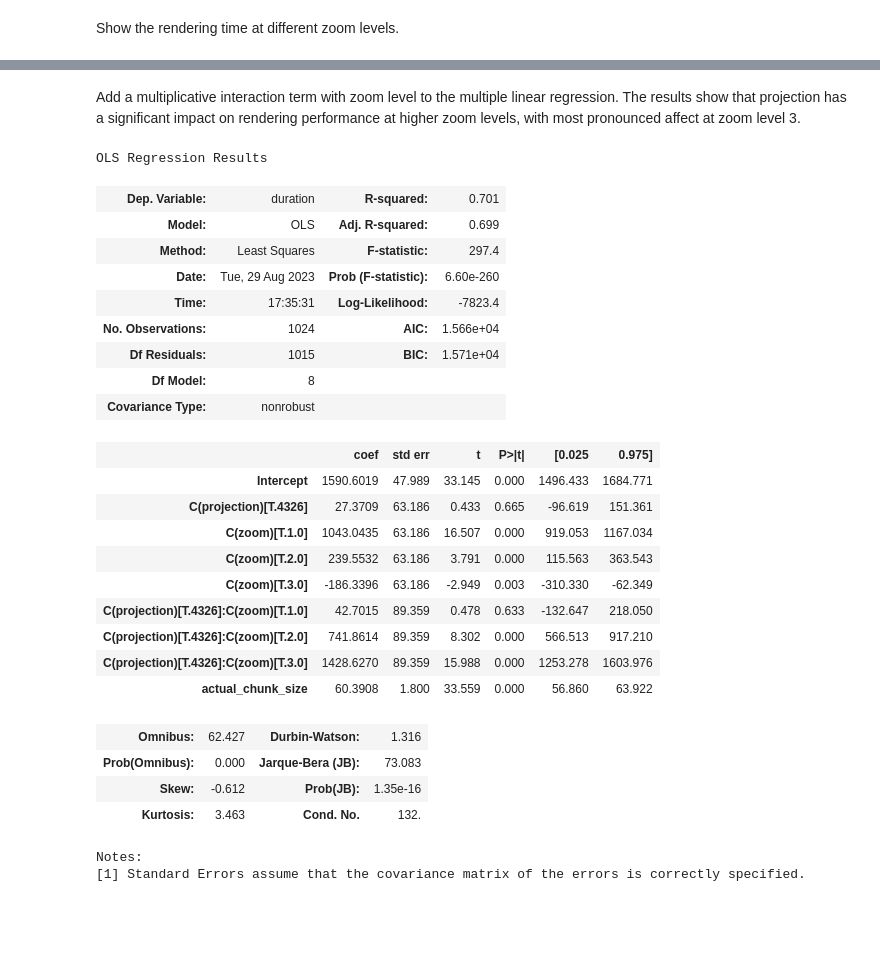
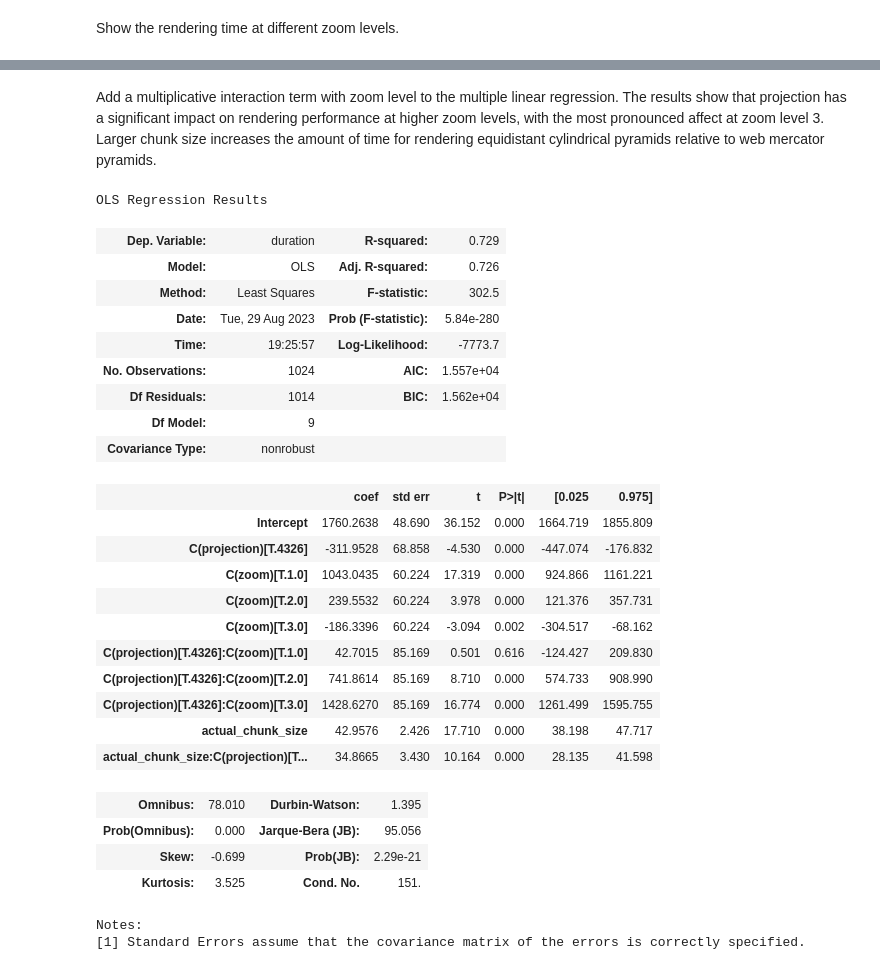
Before and after one commit to NASA-IMPACT/zarr-visualization-report, a Jupyter notebook: approaches/dynamic-client/e2e-results-projection.ipynb, the cells around one changed output, grey strips where cells are left out. Cells and saved outputs as stored; diff of their text form; code cells hidden in the pictures; blank space fills up the shorter version.

```diff
--- a/approaches/dynamic-client/e2e-results-projection.ipynb
+++ b/approaches/dynamic-client/e2e-results-projection.ipynb
@@ -92,34 +92,37 @@ hv.Layout(plts).cols(2)
 # %% [output]
 [interactive output not drawn]
 # %% [markdown]
-Add a multiplicative interaction term with zoom level to the multiple linear regression. The results show that projection has a significant impact on rendering performance at higher zoom levels, with most pronounced affect at zoom level 3.
+Add a multiplicative interaction term with zoom level to the multiple linear regression. The results show that projection has a significant impact on rendering performance at higher zoom levels, with the most pronounced affect at zoom level 3. Larger chunk size increases the amount of time for rendering equidistant cylindrical pyramids relative to web mercator pyramids.
 # %%
-model = smf.ols("duration ~ actual_chunk_size + C(projection) * C(zoom)", data=df).fit()
+model = smf.ols(
+    "duration ~ actual_chunk_size * C(projection) + C(projection) * C(zoom)", data=df
+).fit()
 model.summary()
 # %% [output]
 OLS Regression Results
-| Dep. Variable: | duration | R-squared: | 0.701 |
-| Model: | OLS | Adj. R-squared: | 0.699 |
-| Method: | Least Squares | F-statistic: | 297.4 |
-| Date: | Tue, 29 Aug 2023 | Prob (F-statistic): | 6.60e-260 |
-| Time: | 17:35:31 | Log-Likelihood: | -7823.4 |
-| No. Observations: | 1024 | AIC: | 1.566e+04 |
-| Df Residuals: | 1015 | BIC: | 1.571e+04 |
-| Df Model: | 8 |  |  |
+| Dep. Variable: | duration | R-squared: | 0.729 |
+| Model: | OLS | Adj. R-squared: | 0.726 |
+| Method: | Least Squares | F-statistic: | 302.5 |
+| Date: | Tue, 29 Aug 2023 | Prob (F-statistic): | 5.84e-280 |
+| Time: | 19:25:57 | Log-Likelihood: | -7773.7 |
+| No. Observations: | 1024 | AIC: | 1.557e+04 |
+| Df Residuals: | 1014 | BIC: | 1.562e+04 |
+| Df Model: | 9 |  |  |
 | Covariance Type: | nonrobust |  |  |
 |  | coef | std err | t | P>|t| | [0.025 | 0.975] |
-| Intercept | 1590.6019 | 47.989 | 33.145 | 0.000 | 1496.433 | 1684.771 |
-| C(projection)[T.4326] | 27.3709 | 63.186 | 0.433 | 0.665 | -96.619 | 151.361 |
-| C(zoom)[T.1.0] | 1043.0435 | 63.186 | 16.507 | 0.000 | 919.053 | 1167.034 |
-| C(zoom)[T.2.0] | 239.5532 | 63.186 | 3.791 | 0.000 | 115.563 | 363.543 |
-| C(zoom)[T.3.0] | -186.3396 | 63.186 | -2.949 | 0.003 | -310.330 | -62.349 |
-| C(projection)[T.4326]:C(zoom)[T.1.0] | 42.7015 | 89.359 | 0.478 | 0.633 | -132.647 | 218.050 |
-| C(projection)[T.4326]:C(zoom)[T.2.0] | 741.8614 | 89.359 | 8.302 | 0.000 | 566.513 | 917.210 |
-| C(projection)[T.4326]:C(zoom)[T.3.0] | 1428.6270 | 89.359 | 15.988 | 0.000 | 1253.278 | 1603.976 |
-| actual_chunk_size | 60.3908 | 1.800 | 33.559 | 0.000 | 56.860 | 63.922 |
+| Intercept | 1760.2638 | 48.690 | 36.152 | 0.000 | 1664.719 | 1855.809 |
+| C(projection)[T.4326] | -311.9528 | 68.858 | -4.530 | 0.000 | -447.074 | -176.832 |
+| C(zoom)[T.1.0] | 1043.0435 | 60.224 | 17.319 | 0.000 | 924.866 | 1161.221 |
+| C(zoom)[T.2.0] | 239.5532 | 60.224 | 3.978 | 0.000 | 121.376 | 357.731 |
+| C(zoom)[T.3.0] | -186.3396 | 60.224 | -3.094 | 0.002 | -304.517 | -68.162 |
+| C(projection)[T.4326]:C(zoom)[T.1.0] | 42.7015 | 85.169 | 0.501 | 0.616 | -124.427 | 209.830 |
+| C(projection)[T.4326]:C(zoom)[T.2.0] | 741.8614 | 85.169 | 8.710 | 0.000 | 574.733 | 908.990 |
+| C(projection)[T.4326]:C(zoom)[T.3.0] | 1428.6270 | 85.169 | 16.774 | 0.000 | 1261.499 | 1595.755 |
+| actual_chunk_size | 42.9576 | 2.426 | 17.710 | 0.000 | 38.198 | 47.717 |
+| actual_chunk_size:C(projection)[T... | 34.8665 | 3.430 | 10.164 | 0.000 | 28.135 | 41.598 |
-| Omnibus: | 62.427 | Durbin-Watson: | 1.316 |
-| Prob(Omnibus): | 0.000 | Jarque-Bera (JB): | 73.083 |
-| Skew: | -0.612 | Prob(JB): | 1.35e-16 |
-| Kurtosis: | 3.463 | Cond. No. | 132. |
+| Omnibus: | 78.010 | Durbin-Watson: | 1.395 |
+| Prob(Omnibus): | 0.000 | Jarque-Bera (JB): | 95.056 |
+| Skew: | -0.699 | Prob(JB): | 2.29e-21 |
+| Kurtosis: | 3.525 | Cond. No. | 151. |
 Notes:
 [1] Standard Errors assume that the covariance matrix of the errors is correctly specified.
```
Also changed, not shown: parts of 2 cells of this notebook, 6 other files.
